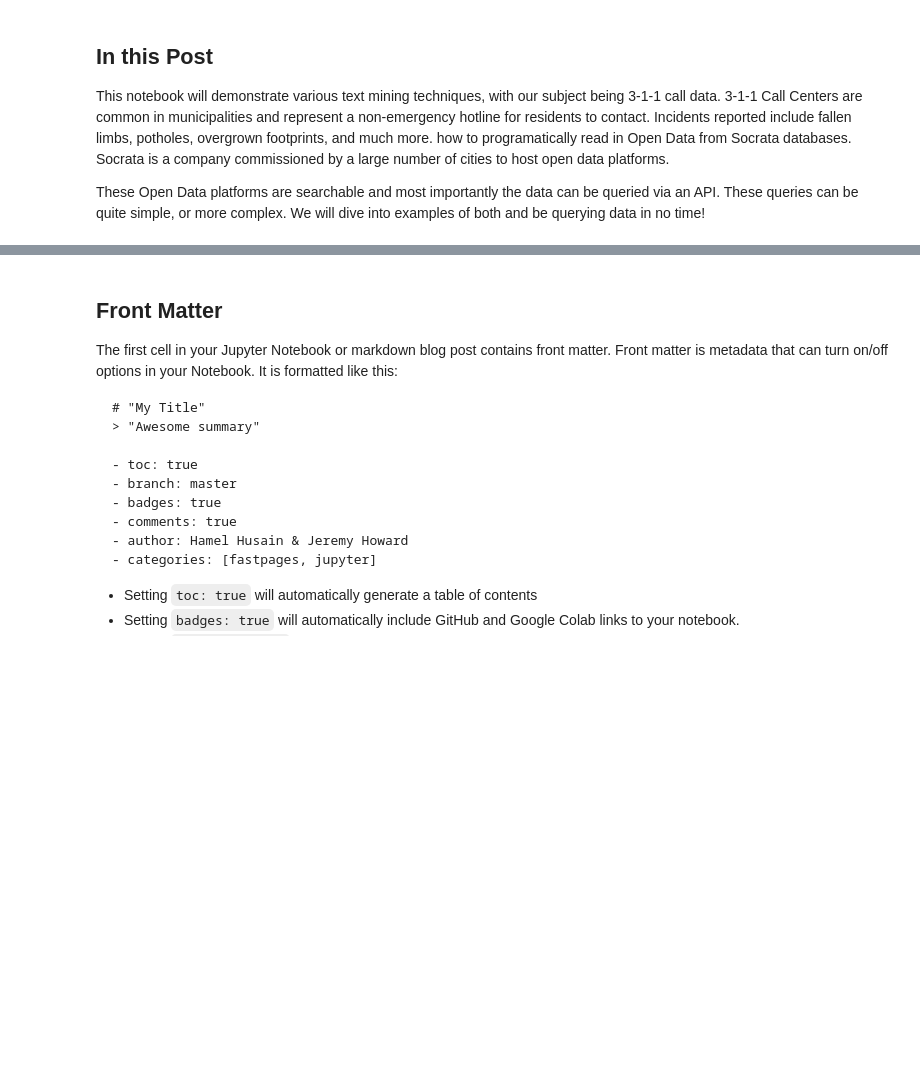
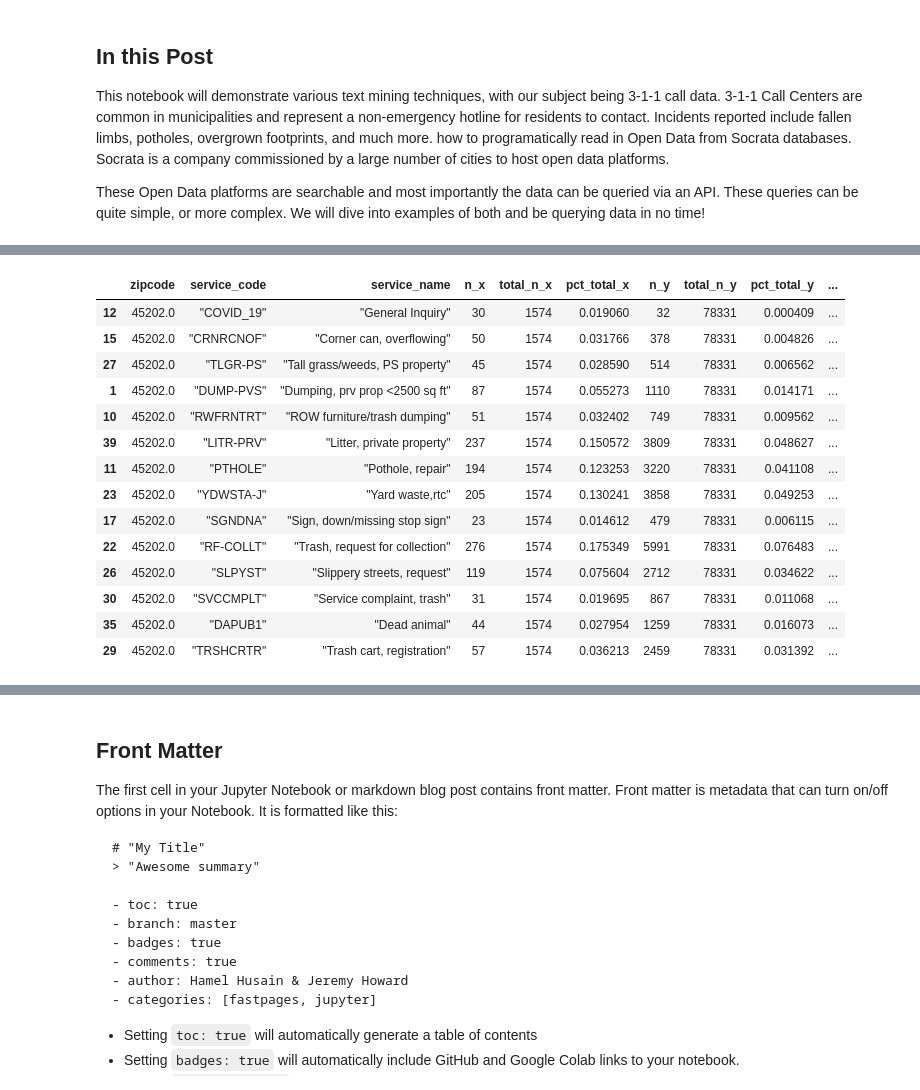
Before and after one commit to jmbahr/the-city-scraper, a Jupyter notebook: _notebooks/2021-08-25-text-analytics-311.ipynb, the cells around one changed output, grey strips where cells are left out. Saved outputs shown, nothing was run; the diff lists cells and outputs as text; code cells hidden in the pictures; blank space fills up the shorter version.

```diff
--- a/_notebooks/2021-08-25-text-analytics-311.ipynb
+++ b/_notebooks/2021-08-25-text-analytics-311.ipynb
@@ -21,0 +129,7 @@ These Open Data platforms are searchable and most importantly the data can be qu
+# %%
+total_services = pd.read_json(total_services_query) \
+    .assign(total_n=lambda x: np.sum(x['n']),
+            pct_total=lambda x: x['n'] / x['total_n']) \
+    .sort_values(by = 'pct_total', ascending = False)
+
+total_services.head(10)
@@ -21,0 +148,26 @@ These Open Data platforms are searchable and most importantly the data can be qu
+# %%
+zipcode_services_query = (
+
+generate_query(endpoint_url = endpoint_311,
+               query = f"""select zipcode,
+                                  service_code,
+                                  service_name,
+                                  count(*) as n
+                           where requested_datetime>='{year_ago_today}'
+                           and requested_datetime<='{today}'
+                           and agency_responsible == 'Public Services'
+                           group by zipcode,
+                                    service_code,
+                                    service_name""",
+               limit = 1000)
+
+)
+# %%
+zipcode_services = pd.read_json(zipcode_services_query) \
+    .groupby('zipcode') \
+    .apply(lambda x: x.assign(total_n=np.sum(x['n']))) \
+    .assign(pct_total=lambda x: x['n'] / x['total_n'])
+
+
+zipcode_services \
+    .sort_values(by='pct_total', ascending = False).head(10)
@@ -21,0 +187,23 @@ These Open Data platforms are searchable and most importantly the data can be qu
+# %%
+zipcode_services.merge(total_services, on=['service_code','service_name'], how='left') \
+    .assign(service_index=lambda x: x['pct_total_x'] / x['pct_total_y']) \
+    .query("n_x > 20") \
+    .sort_values(by='service_index', ascending=False) \
+    .query("zipcode == 45202") \
+    .head(20)
+# %% [output]
+|  | zipcode | service_code | service_name | n_x | total_n_x | pct_total_x | n_y | total_n_y | pct_total_y | ... |
+| 12 | 45202.0 | "COVID_19" | "General Inquiry" | 30 | 1574 | 0.019060 | 32 | 78331 | 0.000409 | ... |
+| 15 | 45202.0 | "CRNRCNOF" | "Corner can, overflowing" | 50 | 1574 | 0.031766 | 378 | 78331 | 0.004826 | ... |
+| 27 | 45202.0 | "TLGR-PS" | "Tall grass/weeds, PS property" | 45 | 1574 | 0.028590 | 514 | 78331 | 0.006562 | ... |
+| 1 | 45202.0 | "DUMP-PVS" | "Dumping, prv prop <2500 sq ft" | 87 | 1574 | 0.055273 | 1110 | 78331 | 0.014171 | ... |
+| 10 | 45202.0 | "RWFRNTRT" | "ROW furniture/trash dumping" | 51 | 1574 | 0.032402 | 749 | 78331 | 0.009562 | ... |
+| 39 | 45202.0 | "LITR-PRV" | "Litter, private property" | 237 | 1574 | 0.150572 | 3809 | 78331 | 0.048627 | ... |
+| 11 | 45202.0 | "PTHOLE" | "Pothole, repair" | 194 | 1574 | 0.123253 | 3220 | 78331 | 0.041108 | ... |
+| 23 | 45202.0 | "YDWSTA-J" | "Yard waste,rtc" | 205 | 1574 | 0.130241 | 3858 | 78331 | 0.049253 | ... |
+| 17 | 45202.0 | "SGNDNA" | "Sign, down/missing stop sign" | 23 | 1574 | 0.014612 | 479 | 78331 | 0.006115 | ... |
+| 22 | 45202.0 | "RF-COLLT" | "Trash, request for collection" | 276 | 1574 | 0.175349 | 5991 | 78331 | 0.076483 | ... |
+| 26 | 45202.0 | "SLPYST" | "Slippery streets, request" | 119 | 1574 | 0.075604 | 2712 | 78331 | 0.034622 | ... |
+| 30 | 45202.0 | "SVCCMPLT" | "Service complaint, trash" | 31 | 1574 | 0.019695 | 867 | 78331 | 0.011068 | ... |
+| 35 | 45202.0 | "DAPUB1" | "Dead animal" | 44 | 1574 | 0.027954 | 1259 | 78331 | 0.016073 | ... |
+| 29 | 45202.0 | "TRSHCRTR" | "Trash cart, registration" | 57 | 1574 | 0.036213 | 2459 | 78331 | 0.031392 | ... |
```
Also changed, not shown: parts of 23 cells of this notebook.
